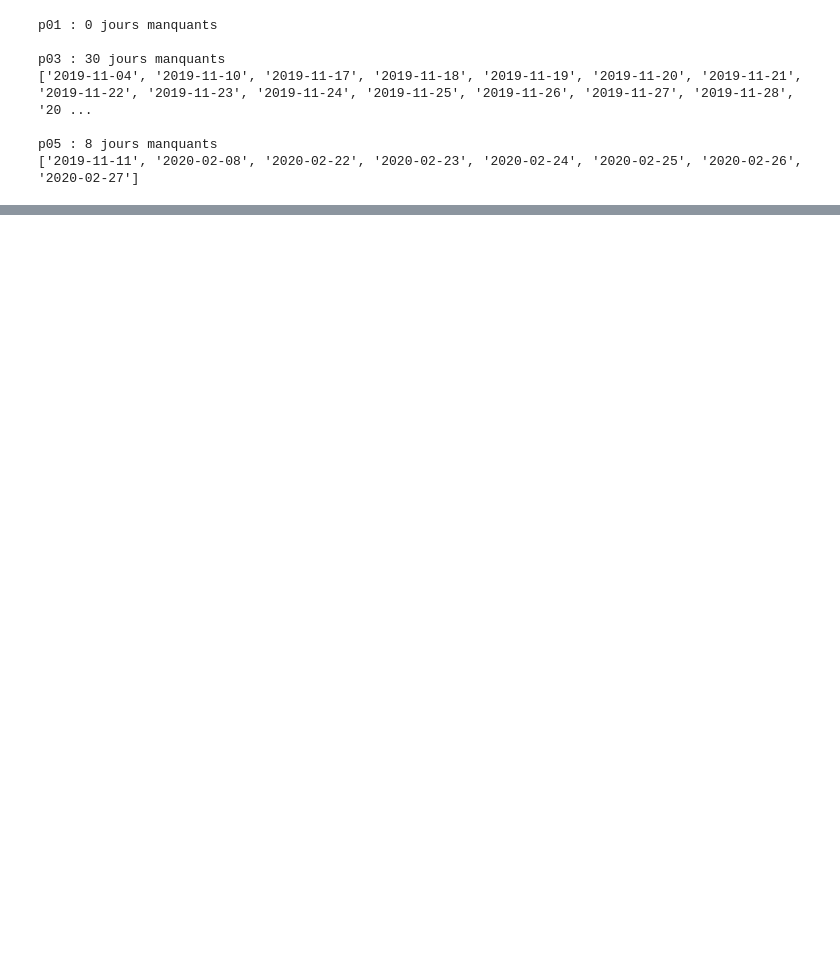
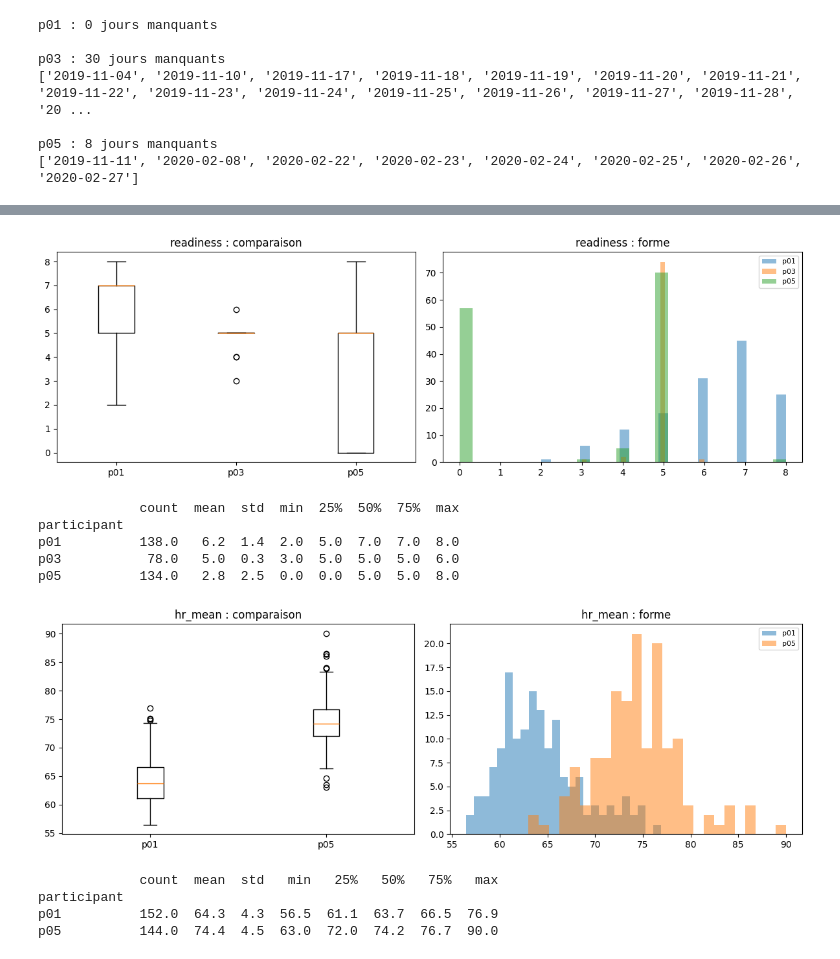
Before and after one commit to Kawkaw54/athlete-monitoring, a Jupyter notebook: analysis_athlete.ipynb, the cells around one changed output, grey strips where cells are left out. Drawn from its saved outputs; the diff is of its cells as text; code cells hidden in the pictures; blank space fills up the shorter version.

Commit message:
Modelisation, indice de readiness et livrables

```diff
--- a/analysis_athlete.ipynb
+++ b/analysis_athlete.ipynb
@@ -895,13 +659,0 @@ print(df.shape)
-# %%
-# non-port du bracelet
-non_port = df["steps"].isna() | (df["steps"] == 0)
-cols_fitbit = ["steps", "calories", "distance_cm",
-               "hr_mean", "hr_min", "hr_max", "hr_std"]
-df.loc[non_port, cols_fitbit] = np.nan
-df["fitbit_porte"] = (~non_port).astype(int)
-
-# etat de blessure propage
-df = df.sort_values(["participant", "date"])
-df["blessure_etat"] = df.groupby("participant")["blessure_declaree"].ffill(limit=14)
-
-print(df.shape)
@@ -932,3 +659,0 @@ calories               8.8
-# %%
-cols_zero = ["ex_n_seances", "ex_duree_min", "ex_calories", "n_photos"]
-df[cols_zero] = df[cols_zero].fillna(0)
@@ -1402,0 +662,23 @@ dtype: float64
+# %%
+def fig_dis(var, participants=None):
+    """Affiche la distribution d'une variable, par participant."""
+    participants = participants or PARTICIPANTS
+
+    fig, axes = plt.subplots(1, 2, figsize=(12, 4))
+
+    donnees = [df.loc[df["participant"] == p, var].dropna() for p in participants]
+    axes[0].boxplot(donnees, labels=participants)
+    axes[0].set_title(f"{var} : comparaison")
+
+    for p, d in zip(participants, donnees):
+        axes[1].hist(d, bins=25, alpha=0.5, label=p)
+    axes[1].legend(fontsize=8)
+    axes[1].set_title(f"{var} : forme")
+
+    plt.tight_layout()
+    plt.savefig(f"figures/distribution_{var}.png", dpi=150, bbox_inches="tight")
+    plt.show()
+
+    print(df[df["participant"].isin(participants)]
+            .groupby("participant")[var]
+            .describe().round(1))
@@ -1402,0 +719,18 @@ dtype: float64
+# %%
+"Voir ici les distribution pour avoir une idée sur une variable ou un participant"
+"La variable readinesse par participant "
+fig_dis("readiness")
+"Exemple pour le p01 et pO5 on a une idée assez visuelle si on a des valeur aberrantes pour préparer notre pré-precessing "
+fig_dis("hr_mean", ["p01", "p05"])
+# %% [output]
+[figure, added]
+             count  mean  std  min  25%  50%  75%  max
+participant
+p01          138.0   6.2  1.4  2.0  5.0  7.0  7.0  8.0
+p03           78.0   5.0  0.3  3.0  5.0  5.0  5.0  6.0
+p05          134.0   2.8  2.5  0.0  0.0  5.0  5.0  8.0
+[figure, added]
+             count  mean  std   min   25%   50%   75%   max
+participant
+p01          152.0  64.3  4.3  56.5  61.1  63.7  66.5  76.9
+p05          144.0  74.4  4.5  63.0  72.0  74.2  76.7  90.0
```
Also changed, not shown: parts of 113 cells of this notebook, 12 other files.
